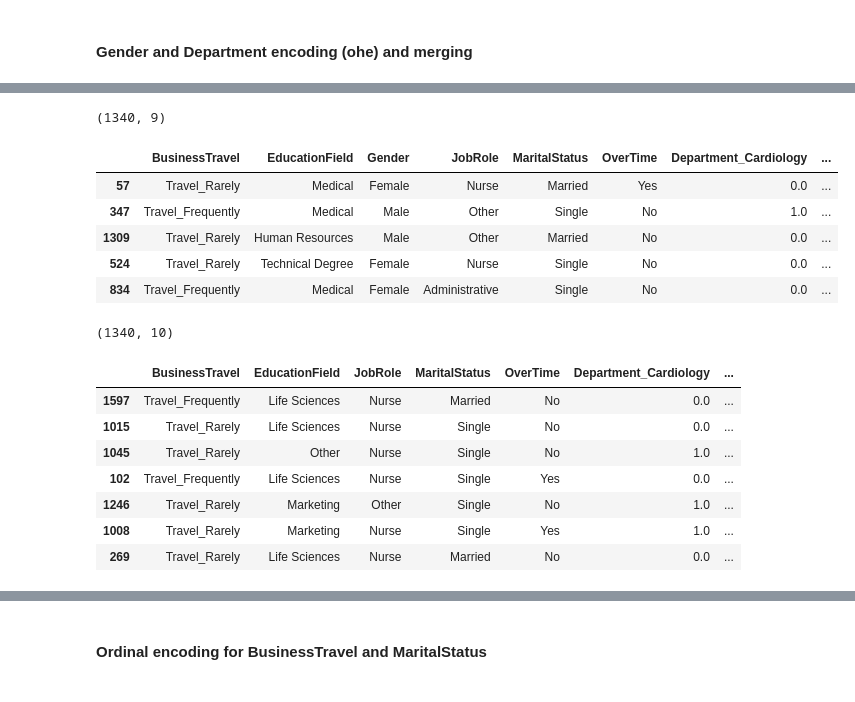
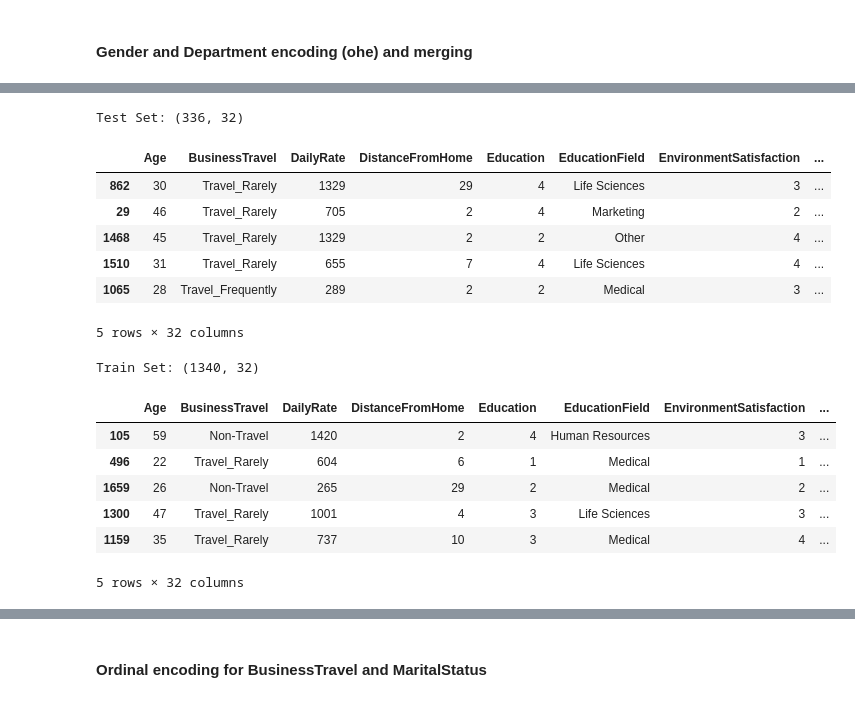
Before and after one commit to Kovindu555/Employee-Attrition-Multiclass-Prediction, a Jupyter notebook: model_training.ipynb, the cells around one changed output, grey strips where cells are left out. Drawn from its saved outputs; the diff is of its cells as text; code cells hidden in the pictures.

```diff
--- a/model_training.ipynb
+++ b/model_training.ipynb
@@ -42,7 +45,7 @@ X = dframe.drop('Attrition', axis=1)
 # %%
 from sklearn.model_selection import train_test_split
 # %%
-X_train, X_test, y_train, y_test = train_test_split(X, y, test_size=0.2, random_state=42)
+X_train, X_test, y_train, y_test = train_test_split(X, y, test_size=0.2, random_state=42, stratify=y)
 # %%
 display(X_train.shape)
 display(X_test.shape)
@@ -57,0 +88,4 @@ Encoding only the train sets to prevent data leakage
+# %%
+dropping_columns = ['EmployeeID', 'Over18', 'EmployeeCount', 'StandardHours']
+X_test.drop(dropping_columns, axis=1, inplace=True)
+X_test.head()
@@ -57,0 +102,3 @@ Encoding only the train sets to prevent data leakage
+# %%
+X_train.drop(dropping_columns, axis=1, inplace=True)
+X_train.head()
@@ -102,6 +151,8 @@ ohe = OneHotEncoder(sparse_output=False, handle_unknown='error').set_output(tran
 # %% [markdown]
 #### Gender and Department encoding (ohe) and merging
 # %%
-enc_gender = ohe.fit_transform(df[['Gender']])
-enc_department = ohe.fit_transform(df[['Department']])
+enc_gender = ohe.fit_transform(X_train[['Gender']])
+trans_gender = ohe.transform(X_test[['Gender']])
+enc_department = ohe.fit_transform(X_train[['Department']])
+trans_department = ohe.transform(X_test[['Department']])
 # %%
@@ -124,26 +188,24 @@ enc_department.sample(4)
 # %%
-df = pd.concat([df, enc_department], axis=1).drop(columns=['Department'])
-display(df.shape)
-df.sample(5)
+X_train = pd.concat([X_train, enc_department], axis=1).drop(columns=['Department'])
+X_test = pd.concat([X_test, trans_department], axis=1).drop(columns=['Department'])
+print(f'Test Set: {X_test.shape}')
+display(X_test.sample(5))
+print(f'Train Set: {X_train.shape}')
+display(X_train.sample(5))
 # %% [output]
-(1340, 9)
+Test Set: (336, 32)
-|  | BusinessTravel | EducationField | Gender | JobRole | MaritalStatus | OverTime | Department_Cardiology | ... |
-| 57 | Travel_Rarely | Medical | Female | Nurse | Married | Yes | 0.0 | ... |
-| 347 | Travel_Frequently | Medical | Male | Other | Single | No | 1.0 | ... |
-| 1309 | Travel_Rarely | Human Resources | Male | Other | Married | No | 0.0 | ... |
-| 524 | Travel_Rarely | Technical Degree | Female | Nurse | Single | No | 0.0 | ... |
-| 834 | Travel_Frequently | Medical | Female | Administrative | Single | No | 0.0 | ... |
+|  | Age | BusinessTravel | DailyRate | DistanceFromHome | Education | EducationField | EnvironmentSatisfaction | ... |
+| 862 | 30 | Travel_Rarely | 1329 | 29 | 4 | Life Sciences | 3 | ... |
+| 29 | 46 | Travel_Rarely | 705 | 2 | 4 | Marketing | 2 | ... |
+| 1468 | 45 | Travel_Rarely | 1329 | 2 | 2 | Other | 4 | ... |
+| 1510 | 31 | Travel_Rarely | 655 | 7 | 4 | Life Sciences | 4 | ... |
+| 1065 | 28 | Travel_Frequently | 289 | 2 | 2 | Medical | 3 | ... |
+5 rows × 32 columns
+Train Set: (1340, 32)
+|  | Age | BusinessTravel | DailyRate | DistanceFromHome | Education | EducationField | EnvironmentSatisfaction | ... |
+| 105 | 59 | Non-Travel | 1420 | 2 | 4 | Human Resources | 3 | ... |
+| 496 | 22 | Travel_Rarely | 604 | 6 | 1 | Medical | 1 | ... |
+| 1659 | 26 | Non-Travel | 265 | 29 | 2 | Medical | 2 | ... |
+| 1300 | 47 | Travel_Rarely | 1001 | 4 | 3 | Life Sciences | 3 | ... |
+| 1159 | 35 | Travel_Rarely | 737 | 10 | 3 | Medical | 4 | ... |
+5 rows × 32 columns
-# %%
-df = pd.concat([df, enc_gender], axis=1).drop(columns=['Gender'])
-display(df.shape)
-df.sample(7)
-# %% [output]
-(1340, 10)
-|  | BusinessTravel | EducationField | JobRole | MaritalStatus | OverTime | Department_Cardiology | ... |
-| 1597 | Travel_Frequently | Life Sciences | Nurse | Married | No | 0.0 | ... |
-| 1015 | Travel_Rarely | Life Sciences | Nurse | Single | No | 0.0 | ... |
-| 1045 | Travel_Rarely | Other | Nurse | Single | No | 1.0 | ... |
-| 102 | Travel_Frequently | Life Sciences | Nurse | Single | Yes | 0.0 | ... |
-| 1246 | Travel_Rarely | Marketing | Other | Single | No | 1.0 | ... |
-| 1008 | Travel_Rarely | Marketing | Nurse | Single | Yes | 1.0 | ... |
-| 269 | Travel_Rarely | Life Sciences | Nurse | Married | No | 0.0 | ... |
```
Also changed, not shown: parts of 70 cells of this notebook.
